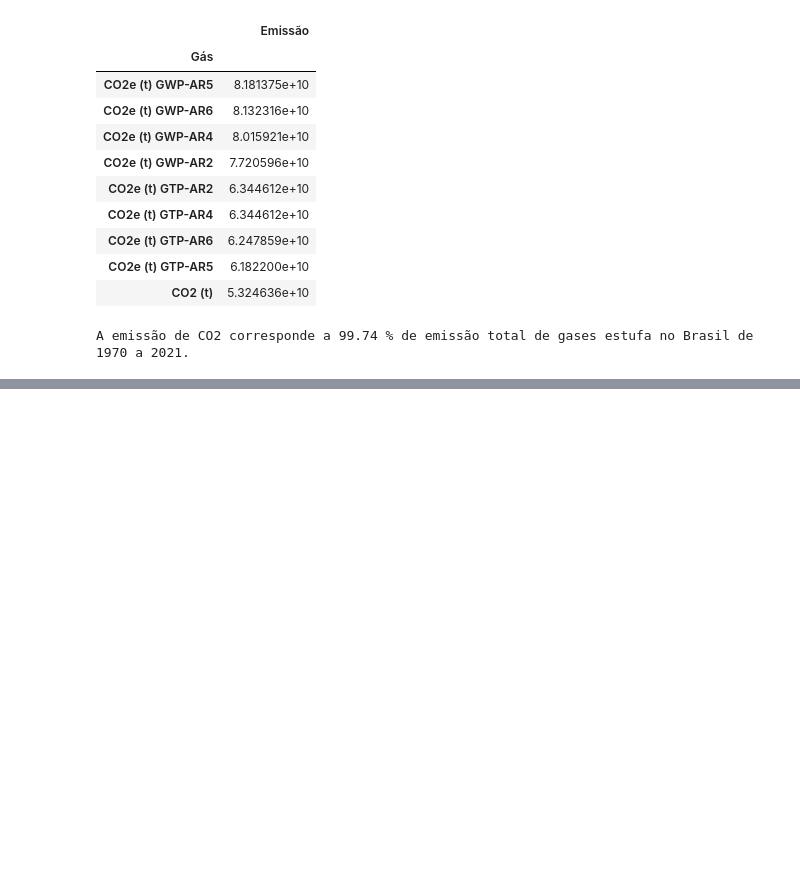
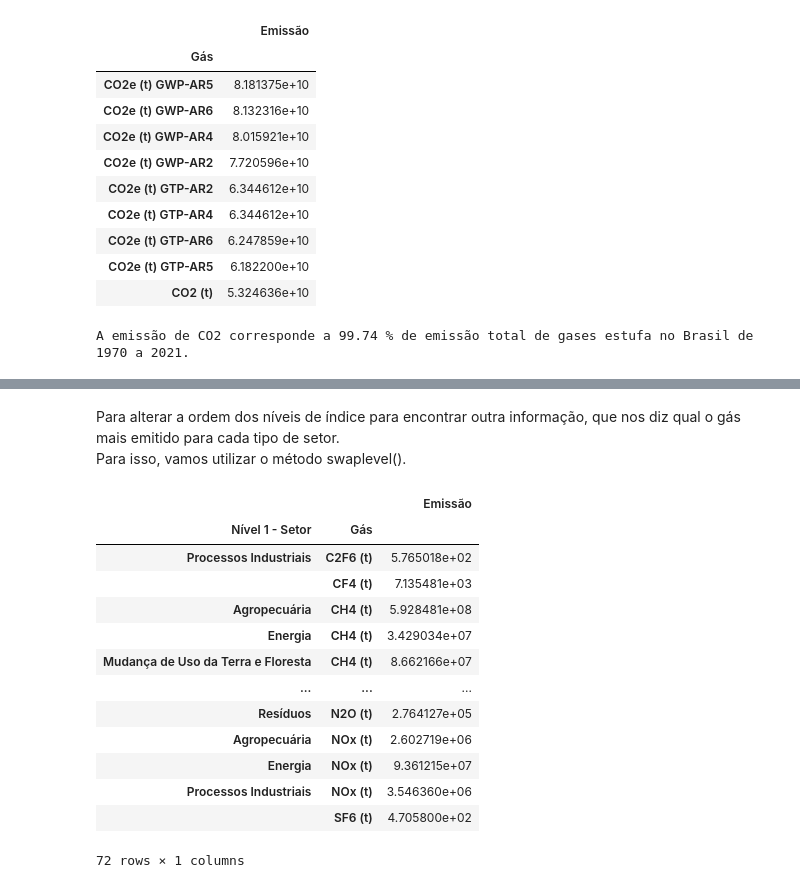
Before and after one commit to Francisco-Alfredo/data-science-statistics, a Jupyter notebook: Emissão_gases_estufa.ipynb, the cells around one changed output, grey strips where cells are left out. Cells and saved outputs as stored; diff of their text form; code cells hidden in the pictures; blank space fills up the shorter version.

```diff
--- a/Emissão_gases_estufa.ipynb
+++ b/Emissão_gases_estufa.ipynb
@@ -355,0 +481,20 @@ A emissão de CO2 corresponde a 99.74 % de emissão total de gases estufa no Bra
+# %% [markdown]
+Para alterar a ordem dos níveis de índice para encontrar outra informação, que nos diz qual o gás mais emitido para cada tipo de setor.<br>
+Para isso, vamos utilizar o método swaplevel().
+# %%
+gas_por_setor.swaplevel(0,1)
+# %% [output]
+|  |  | Emissão |
+| Nível 1 - Setor | Gás |  |
+| Processos Industriais | C2F6 (t) | 5.765018e+02 |
+|  | CF4 (t) | 7.135481e+03 |
+| Agropecuária | CH4 (t) | 5.928481e+08 |
+| Energia | CH4 (t) | 3.429034e+07 |
+| Mudança de Uso da Terra e Floresta | CH4 (t) | 8.662166e+07 |
+| ... | ... | ... |
+| Resíduos | N2O (t) | 2.764127e+05 |
+| Agropecuária | NOx (t) | 2.602719e+06 |
+| Energia | NOx (t) | 9.361215e+07 |
+| Processos Industriais | NOx (t) | 3.546360e+06 |
+|  | SF6 (t) | 4.705800e+02 |
+72 rows × 1 columns
```
Also changed, not shown: parts of 14 cells of this notebook.
